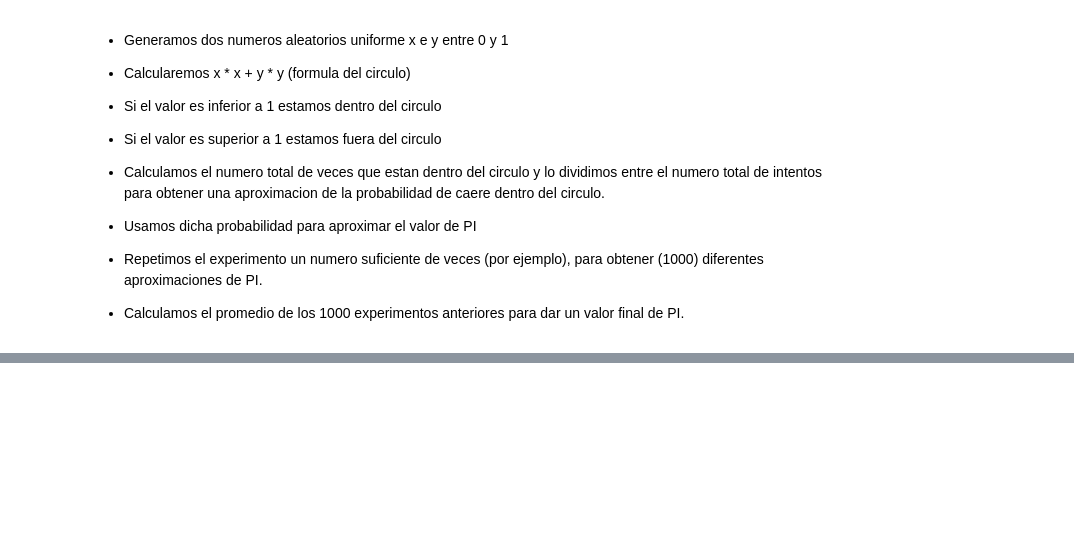
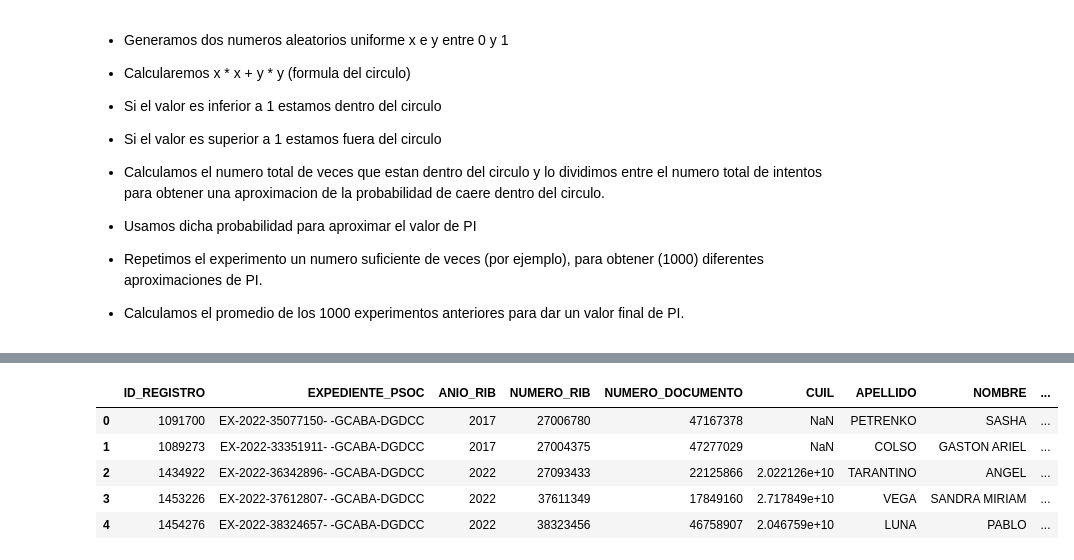
Before and after one commit to fedeflores25/Data-Science, a Jupyter notebook: T2- 2 - Data Cleaning - Funciones de distribucion de probabilidad.ipynb, the cells around one changed output, grey strips where cells are left out. Saved outputs shown, nothing was run; the diff lists cells and outputs as text; code cells hidden in the pictures; blank space fills up the shorter version.

```diff
--- a/T2- 2 - Data Cleaning - Funciones de distribucion de probabilidad.ipynb
+++ b/T2- 2 - Data Cleaning - Funciones de distribucion de probabilidad.ipynb
@@ -108,0 +164,9 @@ Valor aproximado final: 3.1415512000000008
+# %%
+data.head()
+# %% [output]
+|  | ID_REGISTRO | EXPEDIENTE_PSOC | ANIO_RIB | NUMERO_RIB | NUMERO_DOCUMENTO | CUIL | APELLIDO | NOMBRE | ... |
+| 0 | 1091700 | EX-2022-35077150- -GCABA-DGDCC | 2017 | 27006780 | 47167378 | NaN | PETRENKO | SASHA | ... |
+| 1 | 1089273 | EX-2022-33351911- -GCABA-DGDCC | 2017 | 27004375 | 47277029 | NaN | COLSO | GASTON ARIEL | ... |
+| 2 | 1434922 | EX-2022-36342896- -GCABA-DGDCC | 2022 | 27093433 | 22125866 | 2.022126e+10 | TARANTINO | ANGEL | ... |
+| 3 | 1453226 | EX-2022-37612807- -GCABA-DGDCC | 2022 | 37611349 | 17849160 | 2.717849e+10 | VEGA | SANDRA MIRIAM | ... |
+| 4 | 1454276 | EX-2022-38324657- -GCABA-DGDCC | 2022 | 38323456 | 46758907 | 2.046759e+10 | LUNA | PABLO | ... |
```
Also changed, not shown: parts of 15 cells of this notebook.
